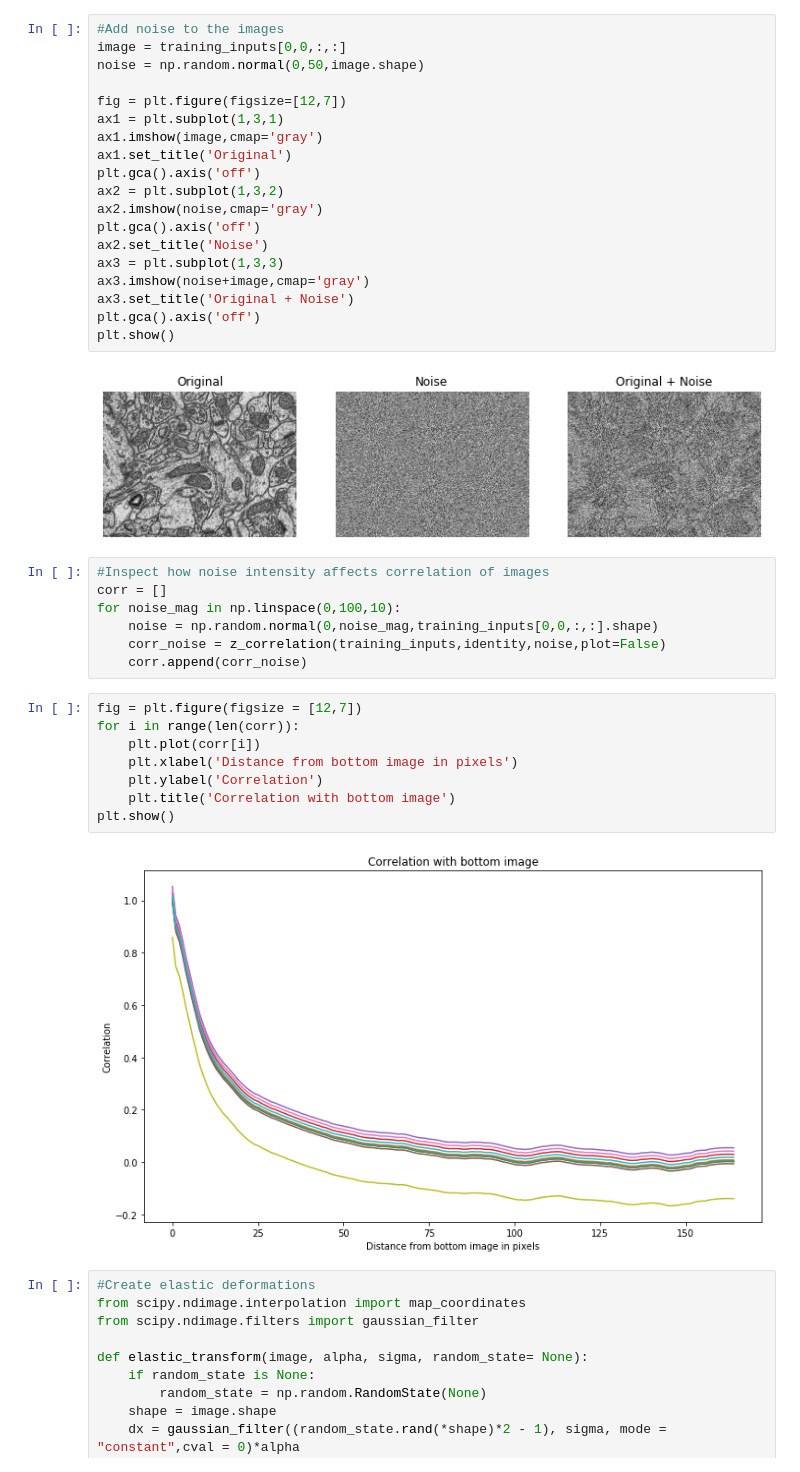
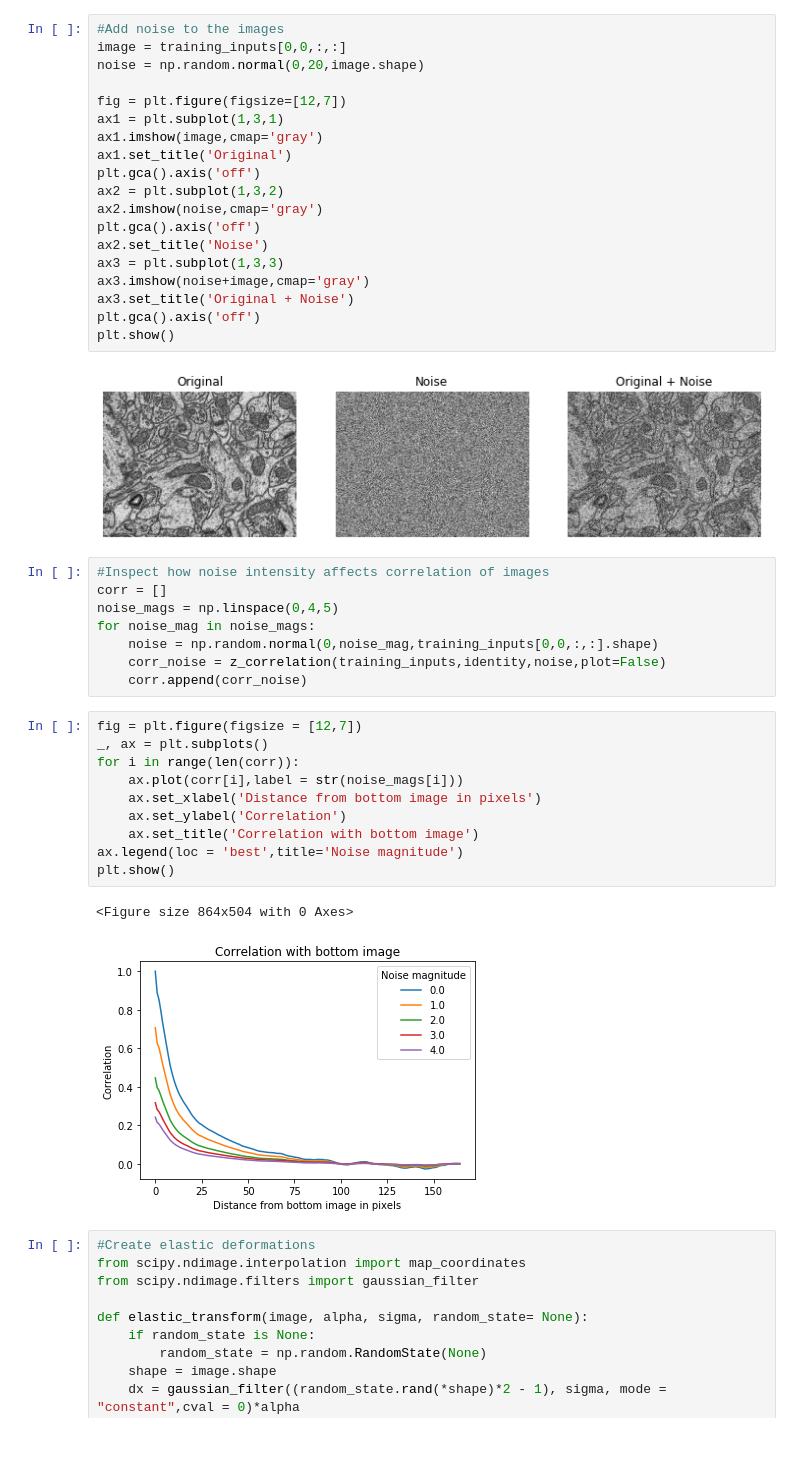
Before and after one commit to cemalec/Data-Science-Porfolio, a Jupyter notebook: CapstoneProjectTwo/Statistical Inference.ipynb, the cells around one changed output. Cells and saved outputs as stored; diff of their text form; blank space fills up the shorter version.

```diff
--- a/CapstoneProjectTwo/Statistical Inference.ipynb
+++ b/CapstoneProjectTwo/Statistical Inference.ipynb
@@ -62,7 +94,7 @@ _ = z_correlation(training_inputs,flip_up_down)
 # %%
 #Add noise to the images
 image = training_inputs[0,0,:,:]
-noise = np.random.normal(0,50,image.shape)
+noise = np.random.normal(0,20,image.shape)
 
 fig = plt.figure(figsize=[12,7])
 ax1 = plt.subplot(1,3,1)
@@ -83,20 +115,24 @@ plt.show()
 # %%
 #Inspect how noise intensity affects correlation of images
 corr = []
-for noise_mag in np.linspace(0,100,10):
+noise_mags = np.linspace(0,4,5)
+for noise_mag in noise_mags:
     noise = np.random.normal(0,noise_mag,training_inputs[0,0,:,:].shape)
     corr_noise = z_correlation(training_inputs,identity,noise,plot=False)
     corr.append(corr_noise)
 # %%
 fig = plt.figure(figsize = [12,7])
+_, ax = plt.subplots()
 for i in range(len(corr)):
-    plt.plot(corr[i])
-    plt.xlabel('Distance from bottom image in pixels')
-    plt.ylabel('Correlation')
-    plt.title('Correlation with bottom image')
+    ax.plot(corr[i],label = str(noise_mags[i]))
+    ax.set_xlabel('Distance from bottom image in pixels')
+    ax.set_ylabel('Correlation')
+    ax.set_title('Correlation with bottom image')
+ax.legend(loc = 'best',title='Noise magnitude')
 plt.show()
 # %% [output]
+<Figure size 864x504 with 0 Axes>
-[figure, old version]
+[figure, new version]
 # %%
 #Create elastic deformations
 from scipy.ndimage.interpolation import map_coordinates
```
Also changed, not shown: parts of 7 cells of this notebook.
